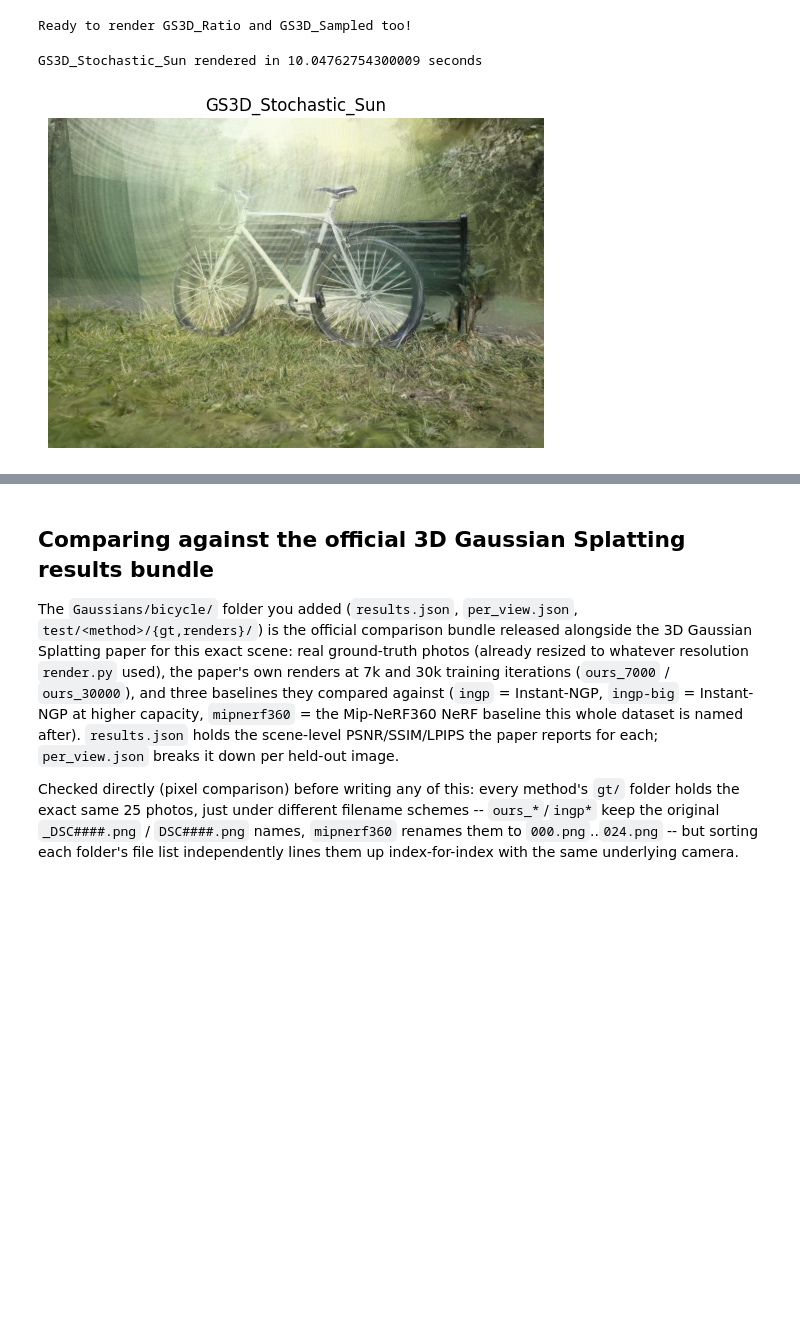
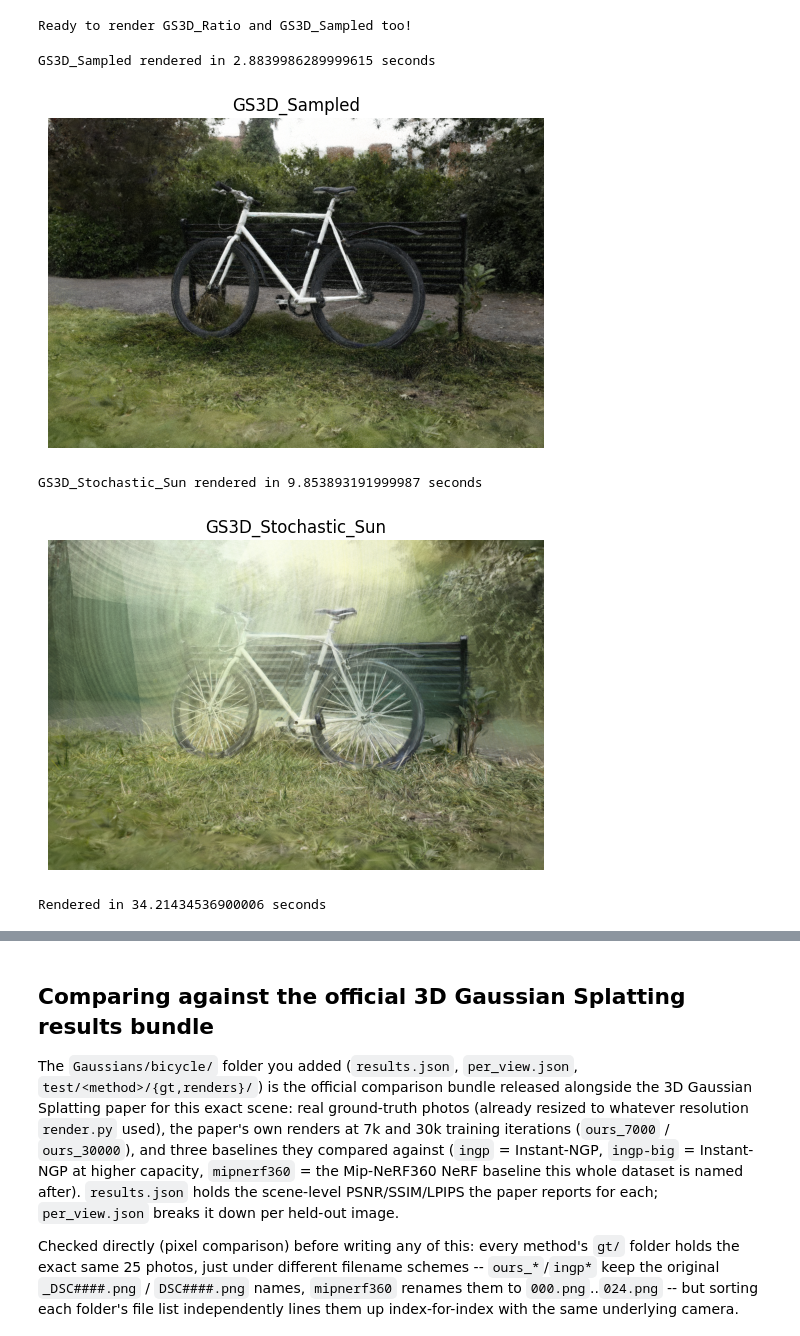
Before and after one commit to Cdelim/rdv, a Jupyter notebook: src/notebook_sandbox/3DGSDecompostionTrck.ipynb, the cells around one changed output, grey strips where cells are left out. Drawn from its saved outputs; the diff is of its cells as text; code cells hidden in the pictures; blank space fills up the shorter version.

```diff
--- a/src/notebook_sandbox/3DGSDecompostionTrck.ipynb
+++ b/src/notebook_sandbox/3DGSDecompostionTrck.ipynb
@@ -676,24 +821,28 @@ Ready to render GS3D_Ratio and GS3D_Sampled too!
 # plt.title('GS3D_Ratio')
 # plt.show()
 # %%
-# #capture the field and get the first image (GS3D_Sampled)
+#capture the field and get the first image (GS3D_Sampled)
 
-# capture_image = sensor.view(sampled_map, samples=1)
-# image = capture_image.capture()[0]
+capture_image = sensor.view(sampled_map, samples=1)
+image = capture_image.capture()[0]
 
-# import time
-# t = time.perf_counter()
-# image = capture_image.capture()[0]
-# print(f"GS3D_Sampled rendered in {time.perf_counter() - t} seconds")
+import time
+t = time.perf_counter()
+image = capture_image.capture()[0]
+print(f"GS3D_Sampled rendered in {time.perf_counter() - t} seconds")
+# %% [output]
+GS3D_Sampled rendered in 2.8839986289999615 seconds
 # %%
-# # view the image with matplotlib (GS3D_Sampled)
-# import matplotlib.pyplot as plt
-# plt.imshow(image.detach().cpu().numpy())
-# plt.gca().axis('off')
-# # rdv renders with row 0 = bottom of the scene -- without this the image
-# # displays upside down regardless of anything else. See make_sensor's docstring.
-# plt.title('GS3D_Sampled')
-# plt.show()
+# view the image with matplotlib (GS3D_Sampled)
+import matplotlib.pyplot as plt
+plt.imshow(image.detach().cpu().numpy())
+plt.gca().axis('off')
+# rdv renders with row 0 = bottom of the scene -- without this the image
+# displays upside down regardless of anything else. See make_sensor's docstring.
+plt.title('GS3D_Sampled')
+plt.show()
+# %% [output]
+[figure, added]
 # %%
 gaussian_splats_stochastic = rdv.DSYG_SunStochastic(
     positions_vk,
@@ -707,7 +856,7 @@ gaussian_splats_stochastic = rdv.DSYG_SunStochastic(
 gaussian_splats_stochastic.build_ads()
 
 
-capture_image = sensor.view(gaussian_splats_stochastic, samples=8)
+capture_image = sensor.view(gaussian_splats_stochastic, samples=1)
 image = capture_image.capture()[0]
 
 import time
@@ -725,9 +874,22 @@ plt.gca().axis('off')
 plt.title('GS3D_Stochastic_Sun')
 plt.show()
 # %% [output]
-GS3D_Stochastic_Sun rendered in 10.04762754300009 seconds
+GS3D_Stochastic_Sun rendered in 9.853893191999987 seconds
 [figure]
 # %%
+# 4. BUILD THE ACCELERATION DATA STRUCTURE
+dsyg_map = rdv.DSYG_Offical(
+    positions_vk,
+    colors_vk,
+    inv_covs=inv_covs_vk,
+    opacities=opacities_vk,
+    scales=scales_vk,
+    f_rest=f_rest_vk,
+    covs=covs_vk
+)
+dsyg_map.build_ads()
+
+
 # capture the field and get the first image
 sam_loc = (rdv.SampleLocation.CENTER, rdv.SampleLocation.CENTER, rdv.SampleLocation.CENTER)
 new_sensor = make_sensor(render_width, render_height, camera_poses, cam=cam, samples_location=sam_loc)
@@ -739,3 +901,5 @@ import time
 t = time.perf_counter()
 image = capture_image.capture()[0]
 print(f"Rendered in {time.perf_counter() - t} seconds")
+# %% [output]
+Rendered in 34.21434536900006 seconds
```
Also changed, not shown: parts of 17 cells of this notebook, 1 other file.
